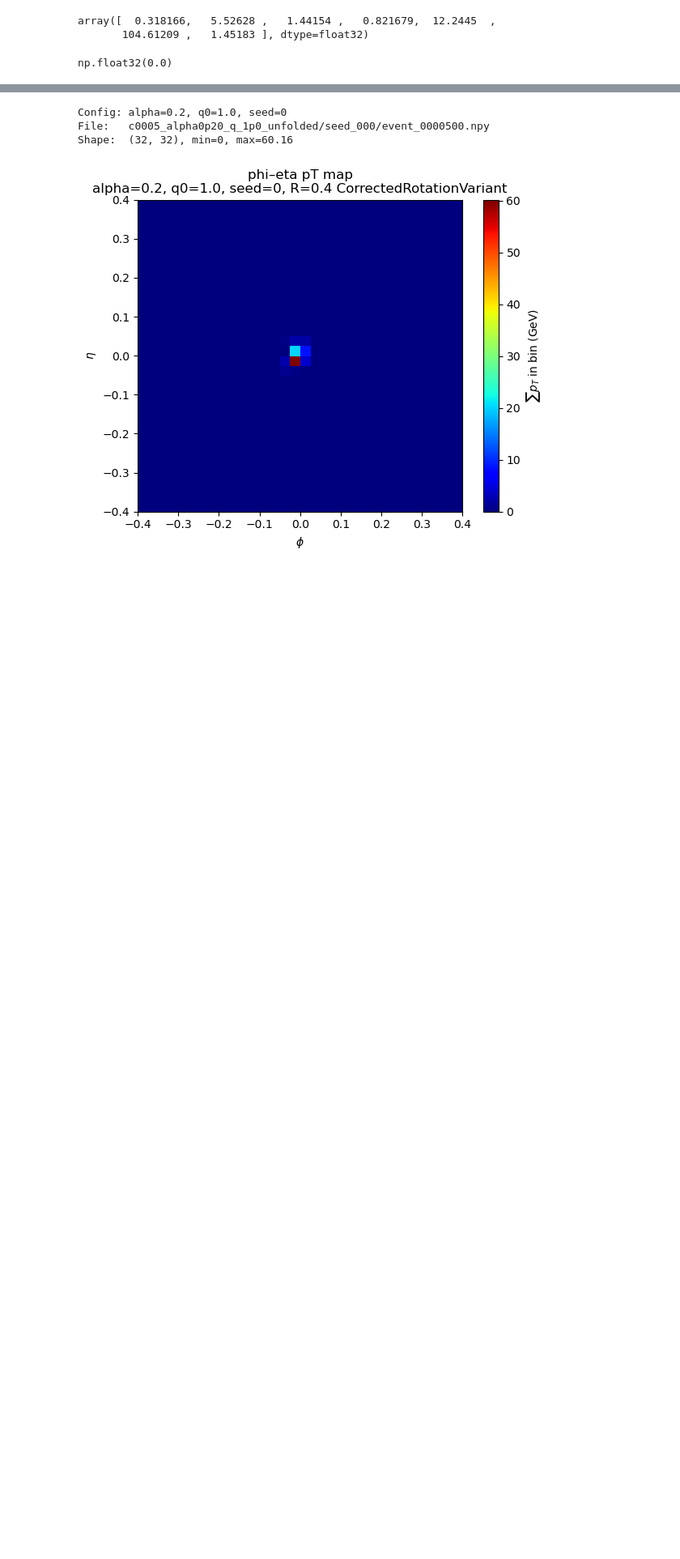
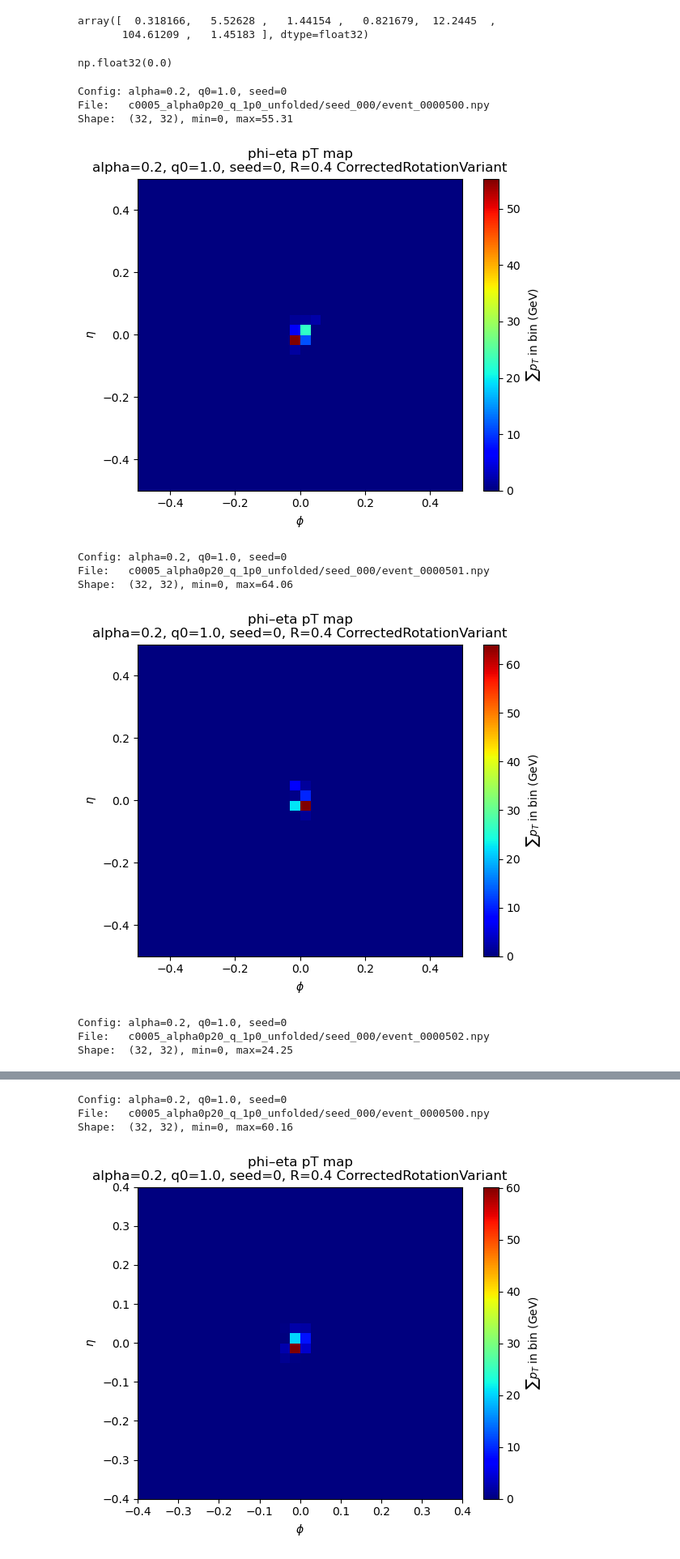
Before and after one commit to hmehryar/ml-jet-ext, a Jupyter notebook: dataset_builder/plot_event.ipynb, the cells around one changed output, grey strips where cells are left out. Shown at 81% size. Drawn from its saved outputs; the diff is of its cells as text; code cells hidden in the pictures; blank space fills up the shorter version.

Commit message:
checking unfolding code and plotting last version for progress report resolves #7 @hmehryar

```diff
--- a/dataset_builder/plot_event.ipynb
+++ b/dataset_builder/plot_event.ipynb
@@ -80,8 +80,8 @@ def plot_image_from_csv_line(
     dataset_root,
     # phi_range=(-np.pi, np.pi),
     # eta_range=(-2.8, 2.8),
-    phi_range=(-0.4, 0.4),
-    eta_range=(-0.4, 0.4),
+    phi_range=(-0.5, 0.5),
+    eta_range=(-0.5, 0.5),
     cmap="jet",
 ):
     """
@@ -142,3 +142,20 @@ def plot_image_from_csv_line(
     plt.ylabel(r"$\eta$")
     plt.tight_layout()
     plt.show()
+# %%
+csv_file = "/mnt/Research/arsalan/wsu_grid_rs_grp_mljet/ml-jet-ext/pTHat50-250_eCM5020_agg/metadata/c0005_alpha0p20_q_1p0_unfolded_events.csv"
+dataset_root = "/mnt/Research/arsalan/wsu_grid_rs_grp_mljet/ml-jet-ext/pTHat50-250_eCM5020_agg"
+for line_index in range(500,505):
+    plot_image_from_csv_line(csv_file, line_index, dataset_root)
+# %% [output]
+Config: alpha=0.2, q0=1.0, seed=0
+File:   c0005_alpha0p20_q_1p0_unfolded/seed_000/event_0000500.npy
+Shape:  (32, 32), min=0, max=55.31
+[figure, added]
+Config: alpha=0.2, q0=1.0, seed=0
+File:   c0005_alpha0p20_q_1p0_unfolded/seed_000/event_0000501.npy
+Shape:  (32, 32), min=0, max=64.06
+[figure, added]
+Config: alpha=0.2, q0=1.0, seed=0
+File:   c0005_alpha0p20_q_1p0_unfolded/seed_000/event_0000502.npy
+Shape:  (32, 32), min=0, max=24.25
```
Also changed, not shown: parts of 2 cells of this notebook, 2 other files.
